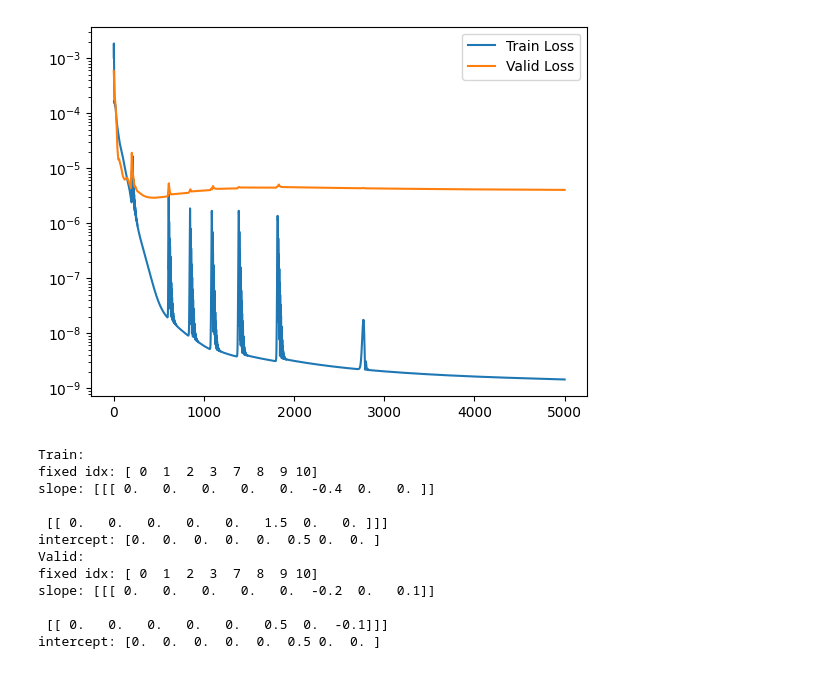
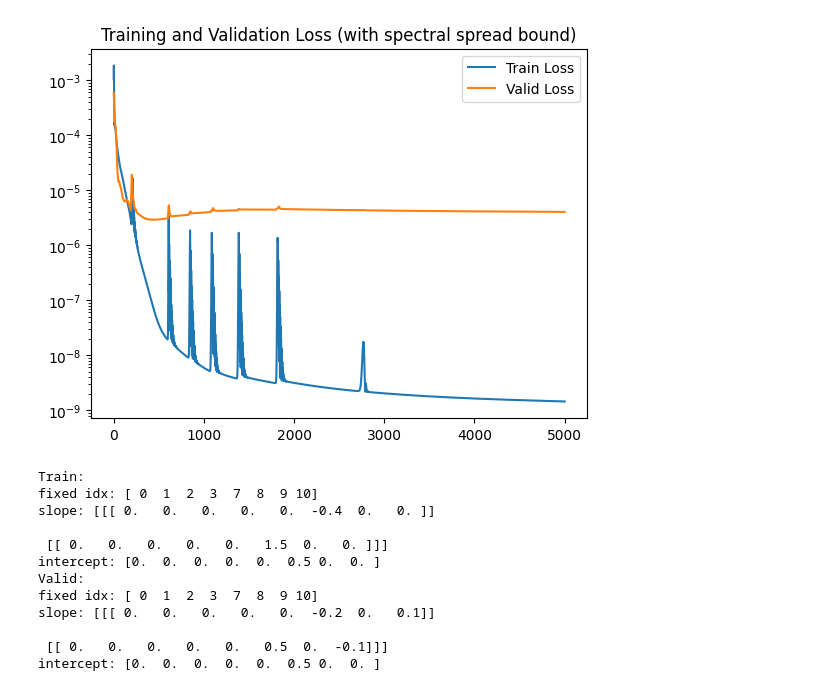
Before and after one commit to ryanchaiyakul/dismech-jax, a Jupyter notebook: examples/slinky/3d_slinky_10_loop_K(eps)_matrix_multiset_spectral_spread.ipynb, the cells around one changed output. Saved outputs shown, nothing was run; the diff lists cells and outputs as text; code cells hidden in the pictures.

```diff
--- a/examples/slinky/3d_slinky_10_loop_K(eps)_matrix_multiset_spectral_spread.ipynb
+++ b/examples/slinky/3d_slinky_10_loop_K(eps)_matrix_multiset_spectral_spread.ipynb
@@ -205,17 +205,18 @@ learned K:  [2.040365   0.24824364 0.0391907 ]
 # %%
 import matplotlib.pyplot as plt
 train_np = np.asarray(train_history, dtype=float).reshape(-1)
 valid_np = np.asarray(valid_history, dtype=float).reshape(-1)
 
 idx_valid = np.where(valid_np != -1)[0]
 
 plt.plot(np.arange(train_np.size), train_np, label="Train Loss")
 plt.plot(idx_valid, valid_np[idx_valid], label="Valid Loss")
 plt.yscale("log")
+plt.title("Training and Validation Loss (with spectral spread bound)")
 plt.legend()
 plt.show()
 # %% [output]
-[figure, old version]
+[figure, new version]
 # %%
 train = TestCase.from_npz(train_file)
 valid = TestCase.from_npz(valid_file)
```
Also changed, not shown: 17 other files.
